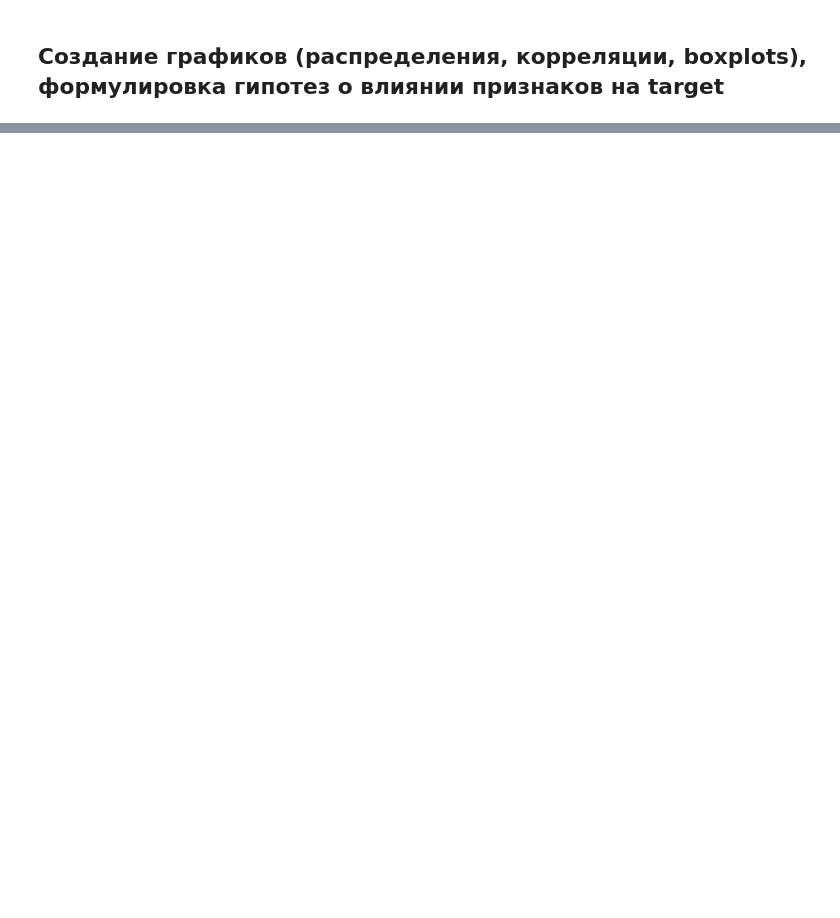
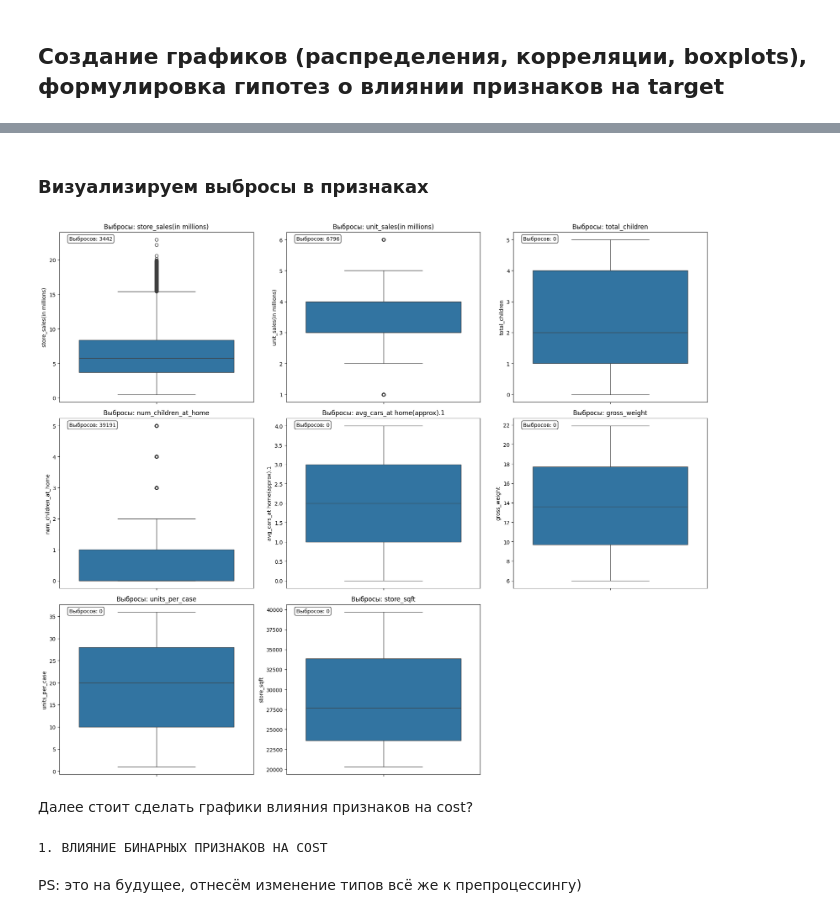
Before and after one commit to W1llAnn/Project_workshop_1s, a Jupyter notebook: notebooks/draft.ipynb, the cells around one changed output, grey strips where cells are left out. Cells and saved outputs as stored; diff of their text form; code cells hidden in the pictures; blank space fills up the shorter version.

```diff
--- a/notebooks/draft.ipynb
+++ b/notebooks/draft.ipynb
@@ -265,0 +345,41 @@ Text(0.5, 1.0, 'Распределение cost')
+# %% [markdown]
+### Визуализируем выбросы в признаках
+# %%
+fig, axes = plt.subplots(n_rows, n_cols, figsize=(18, n_rows * 5))
+axes = axes.ravel()
+
+for i, feature in enumerate(numeric_features):
+    if feature in df.columns:
+        sns.boxplot(y=df[feature], ax=axes[i])
+        axes[i].set_title(f'Выбросы: {feature}')
+
+        Q1 = df[feature].quantile(0.25)
+        Q3 = df[feature].quantile(0.75)
+        IQR = Q3 - Q1
+        outliers = df[(df[feature] < Q1 - 1.5*IQR) | (df[feature] > Q3 + 1.5*IQR)]
+        axes[i].text(0.05, 0.95, f'Выбросов: {len(outliers)}',
+                    transform=axes[i].transAxes, ha='left',
+                    bbox=dict(boxstyle="round,pad=0.3", facecolor="white", alpha=0.8))
+    else:
+        axes[i].set_visible(False)
+
+for i in range(len(numeric_features), len(axes)):
+    axes[i].set_visible(False)
+
+plt.tight_layout()
+plt.show()
+# %% [output]
+[figure, added]
+# %% [markdown]
+Далее стоит сделать графики влияния признаков на cost?
+# %%
+target = 'cost'
+
+# 2. Влияние бинарных признаков на cost
+print("\n1. ВЛИЯНИЕ БИНАРНЫХ ПРИЗНАКОВ НА COST")
+
+binary_features = ['recyclable_package', 'low_fat', "salad_bar", "prepared_food", "video_store", "florist", "coffee_bar"]
+# %% [output]
+1. ВЛИЯНИЕ БИНАРНЫХ ПРИЗНАКОВ НА COST
+# %% [markdown]
+PS: это на будущее, отнесём изменение типов всё же к препроцессингу)
```
Also changed, not shown: parts of 16 cells of this notebook.
